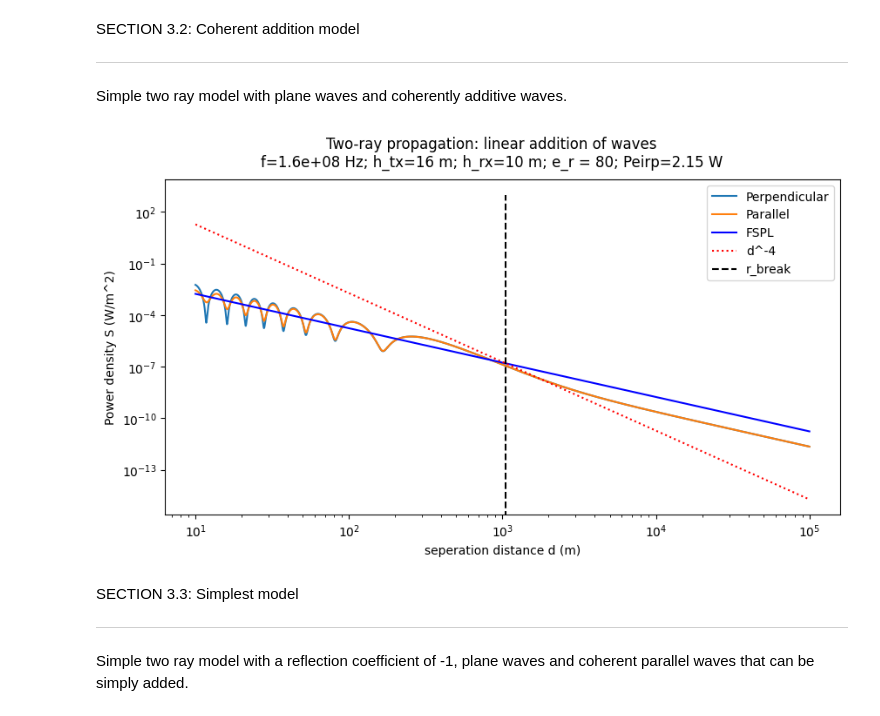
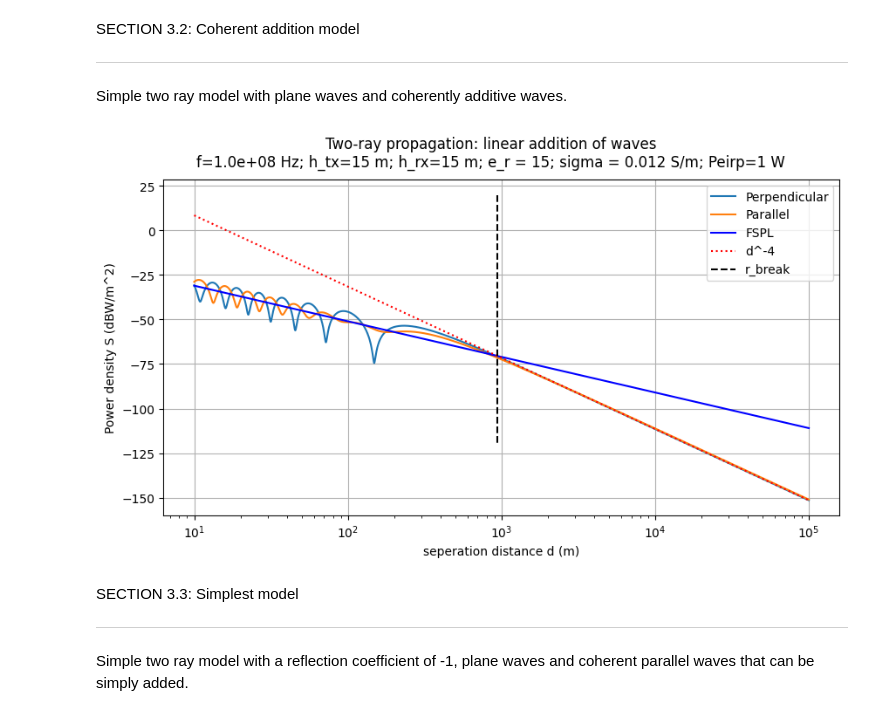
Before and after one commit to ramlec1/Two_ray_propagation, a Jupyter notebook: Two_ray_propagation.ipynb, the cells around one changed output. Cells and saved outputs as stored; diff of their text form; code cells hidden in the pictures.

```diff
--- a/Two_ray_propagation.ipynb
+++ b/Two_ray_propagation.ipynb
@@ -88,7 +70,7 @@ def fresnel1(f, theta, e_r, sigma):
 Free space propagation power density
 # %%
 def fspl(r, Peirp):
-  return Peirp / (4 * np.pi * r**2)
+  return rat_to_db(Peirp / (4 * np.pi * r**2))
 # %% [markdown]
 SECTION 3.1: Advanced model
 _____________________
@@ -96,7 +78,8 @@ First we have the more complicated calculation. Plane waves and a polarization p
 
 not derived yet for TX_h < RX_h
 # %%
-def two_ray_advanced(TX_h, RX_h, d_list, f, Peirp, e_r, Z0):
+def two_ray_advanced(TX_h, RX_h, d_list, f, Peirp, e_r, Z0, c):
+  lamda = c / f
 
   S_perp_list = [] # List containing the power densities at Rx
   S_par_list = []
@@ -118,7 +101,7 @@ def two_ray_advanced(TX_h, RX_h, d_list, f, Peirp, e_r, Z0):
     E0 = np.sqrt(Peirp * Z0 / (4 * np.pi)) # E-field amplitude (V)
     r_los = np.sqrt(d**2 + (TX_h - RX_h)**2) # LOS path length (m)
     r_ref = np.sqrt(d**2 + (TX_h + RX_h)**2) # reflected path length (m)
-    gamma_perp, gamma_par = fresnel1(f, theta, e_r, sigma) # reflection coefficient Jordan
+    gamma_perp, gamma_par = fresnel(f, theta, e_r, sigma) # reflection coefficient Jordan
     # gamma_perp, gamma_par = fresnel(theta, e_r) # reflection coefficient Kraus
 
 
@@ -150,19 +133,19 @@ def two_ray_advanced(TX_h, RX_h, d_list, f, Peirp, e_r, Z0):
     # magnitude of the Poynting vector calculation of the combined LOS and REF rays
     # Perpendicular
     S_perp = np.cross((E_los_perp + E_ref_perp), (H_los_perp + H_ref_perp))
-    S_perp_list.append(np.linalg.norm(np.abs(S_perp)))
+    S_perp_list.append(rat_to_db(np.linalg.norm(np.abs(S_perp))))
     # Parallel
     S_par = np.cross((E_los_par + E_ref_par), (H_los_par + H_ref_par))
-    S_par_list.append(np.linalg.norm(np.abs(S_par)))
+    S_par_list.append(rat_to_db(np.linalg.norm(np.abs(S_par))))
 
   return S_perp_list, S_par_list
 # %%
 # 1/d fitting function
 def func(d, a, b):
-  return a/d**b
+  return rat_to_db(a/d**b)
 
 # calculate the power density at the receiver using the parameters from the input cell
-S_perp_list, S_par_list = two_ray_advanced(TX_h, RX_h, d_list, f, Peirp, e_r, Z0)
+S_perp_list, S_par_list = two_ray_advanced(TX_h, RX_h, d_list, f, Peirp, e_r, Z0, c)
 
 
 # Plotting
@@ -178,20 +161,19 @@ ax.plot(d_list, S_perp_list, label='Perpendicular')
 ax.plot(d_list, S_par_list, label='Parallel')
 ax.plot(d_list, fspl(d_list, Peirp), 'b:', label='Free space')
 ax.plot(d_list, func(d_list, Peirp*r_break**2/(4*np.pi), 4), 'r:', label='r^-4') # hand picked fitting parameters
-ax.vlines(r_break, 0, 1e3, color='black', linestyles='dashed', label='r break')
-ax.vlines(8000, 0, 1e3, color='green', linestyles='dashed', label='8 km')
-ax.set_yscale('log')
+ax.vlines(r_break, np.max(S_par_list), np.min(S_par_list), color='black', linestyles='dashed', label='r break')
+# ax.vlines(8000, np.max(S_par_list), np.min(S_par_list), color='green', linestyles='dashed', label='8 km')
+# ax.set_yscale('log')
 ax.set_xscale('log')
-ax.set_ylabel('Power density S (W/m^2)')
+ax.set_ylabel('Power density S (dBW/m^2)')
 ax.set_xlabel('Distance r (m)')
-ax.set_title(f'Two-ray propagation\nf={f:.1e} Hz; h_tx={TX_h} m; h_rx={RX_h} m; e_r={e_r}; Peirp={Peirp:.2f} W')
+ax.set_title(f'Two-ray propagation\nf={f:.1e} Hz; h_tx={TX_h} m; h_rx={RX_h} m; e_r={e_r}; sigma={sigma} S/m; Peirp={Peirp:.2f} W')
 ax.legend()
 ax.grid()
 
 
 # download figs
-# save_name = f"two_ray_prop_adv_h{TX_h}_f{f*1e-6:.3f}.png"
-# plt.savefig(save_name)
-# files.download(save_name)
+save_name = f"two_ray_prop_adv_h{TX_h}_f{f*1e-6:.3f}.png"
+plt.savefig(save_name)
 plt.show()
 # %% [output]
@@ -233,31 +219,32 @@ def two_ray_coherent_add(TX_h, RX_h, d_list, f, Peirp, e_r, Z0):
 # %%
 # fitting and plotting
 def func(x, a, b):
-  return a/x**b
+  return rat_to_db(a/x**b)
 
 # Calculation of power density using the coherent wave addition two ray model
-S_perp_list, S_par_list = two_ray_coherent_add(TX_h, RX_h, d_list, f, Peirp, e_r, Z0)
+S_perp_list, S_par_list = two_ray_coherent_add(TX_h, RX_h, d_list, f, Peirp, e_r, Z0, sigma, c)
 
 # Plotting
 fig, ax = plt.subplots(figsize=(10,5))
 ax.plot(d_list, S_perp_list, label='Perpendicular')
 ax.plot(d_list, S_par_list, label='Parallel')
 ax.plot(d_list, fspl(d_list, Peirp), 'b', label='FSPL')
 ax.plot(d_list, func(d_list, Peirp*r_break**2/(4*np.pi), 4), 'r:', label='d^-4') # hand picked fitting parameters
-ax.vlines(r_break, 0, 1e3, color='black', linestyles='dashed', label='r_break')
-ax.set_ylabel('Power density S (W/m^2)')
+ax.vlines(r_break, 20, -120, color='black', linestyles='dashed', label='r_break')
+ax.set_ylabel('Power density S (dBW/m^2)')
 ax.set_xlabel('seperation distance d (m)')
 ax.set_xscale('log')
-ax.set_yscale('log')
+# ax.set_yscale('log')
 ax.legend()
-plt.suptitle(f'Two-ray propagation: linear addition of waves\nf={f:.1e} Hz; h_tx={TX_h} m; h_rx={RX_h} m; e_r = {e_r}; Peirp={Peirp} W')
+ax.grid()
+plt.suptitle(f'Two-ray propagation: linear addition of waves\nf={f:.1e} Hz; h_tx={TX_h} m; h_rx={RX_h} m; e_r = {e_r}; sigma = {sigma} S/m; Peirp={Peirp} W')
 
 # save_name = f"two_ray_prop_simp_h{TX_h}_f{f*1e-6:.3f}.png"
 # plt.savefig(save_name)
 # files.download(save_name)
 plt.show()
 # %% [output]
-[figure, old version]
+[figure, new version]
 # %% [markdown]
 SECTION 3.3: Simplest model
 _________________
```
Also changed, not shown: parts of 14 cells of this notebook, 2 other files.
